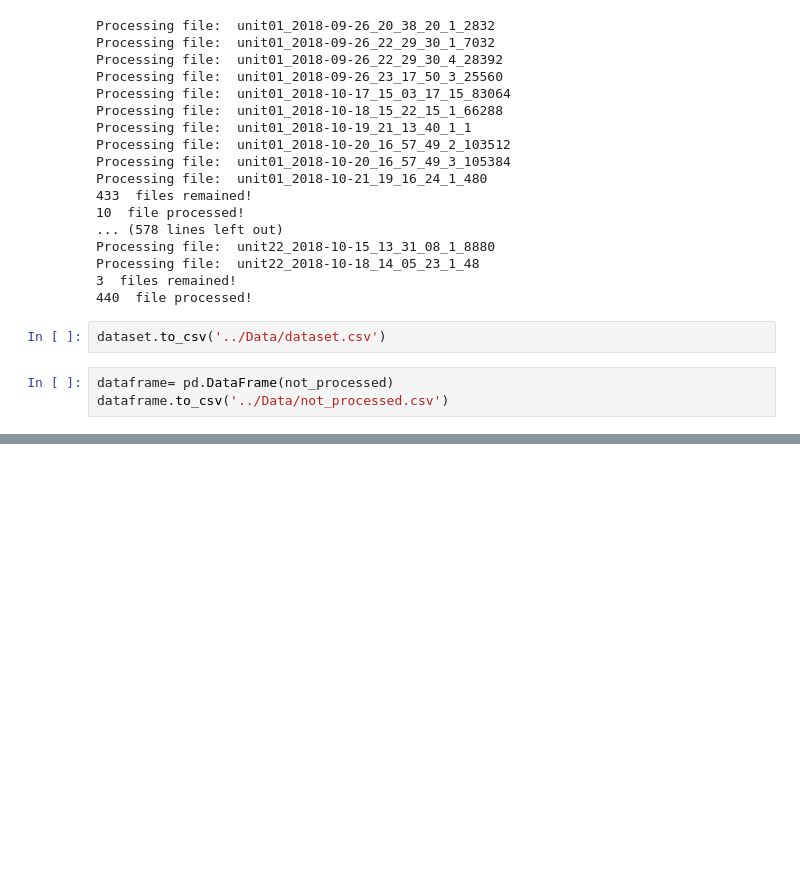
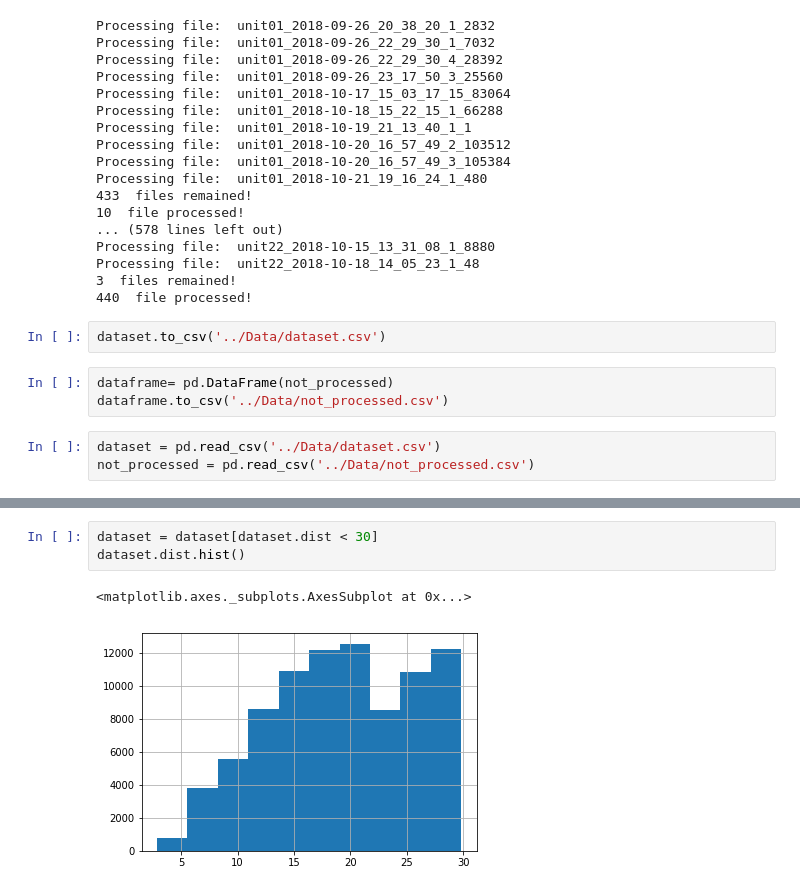
Before and after one commit to saeedarabi92/Farm-equipment-following-behaviour, a Jupyter notebook: notebooks/Mixed_effect_model.ipynb, the cells around one changed output, grey strips where cells are left out. Saved outputs shown, nothing was run; the diff lists cells and outputs as text; blank space fills up the shorter version.

```diff
--- a/notebooks/Mixed_effect_model.ipynb
+++ b/notebooks/Mixed_effect_model.ipynb
@@ -75,3 +78,6 @@ dataset.to_csv('../Data/dataset.csv')
 # %%
 dataframe= pd.DataFrame(not_processed)
 dataframe.to_csv('../Data/not_processed.csv')
+# %%
+dataset = pd.read_csv('../Data/dataset.csv')
+not_processed = pd.read_csv('../Data/not_processed.csv')
@@ -77,0 +93,6 @@ dataframe.to_csv('../Data/not_processed.csv')
+# %%
+dataset = dataset[dataset.dist < 30]
+dataset.dist.hist()
+# %% [output]
+<matplotlib.axes._subplots.AxesSubplot at 0x...>
+[figure, added]
```
Also changed, not shown: parts of 9 cells of this notebook.
